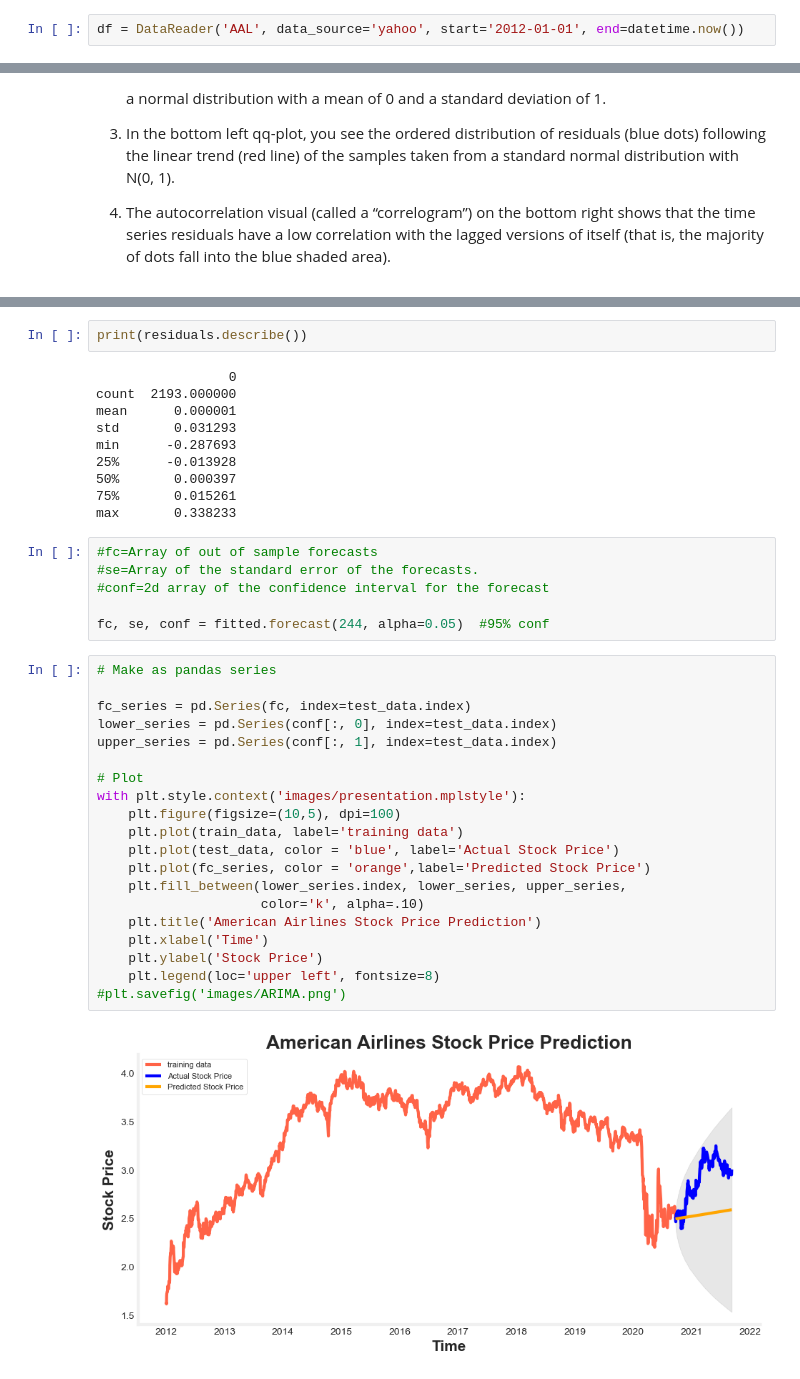
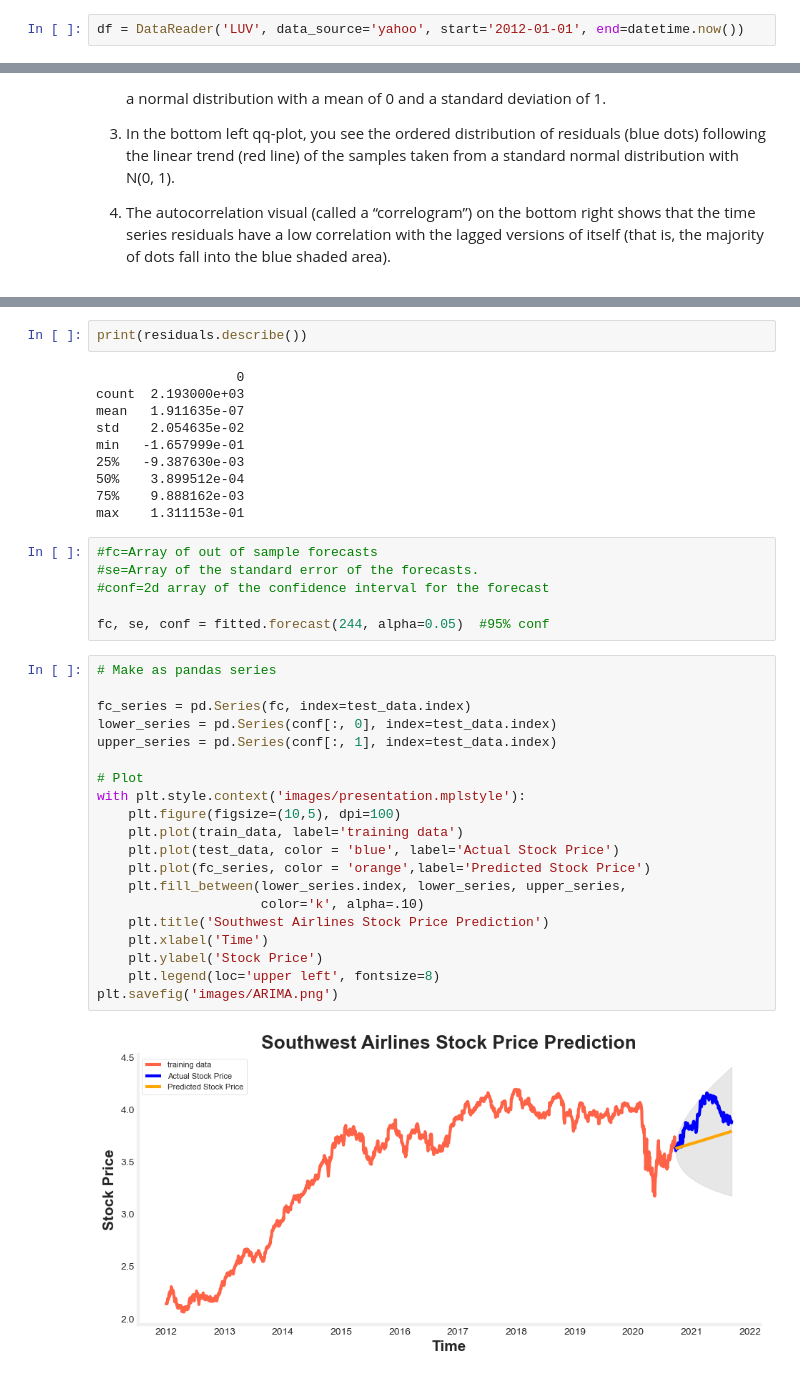
Before and after one commit to miazfryer/airlines_stocks, a Jupyter notebook: 02_ARIMA.ipynb, the cells around one changed output, grey strips where cells are left out. Saved outputs shown, nothing was run; the diff lists cells and outputs as text.

```diff
--- a/02_ARIMA.ipynb
+++ b/02_ARIMA.ipynb
@@ -46,7 +46,7 @@ np.random.seed(123)
 * SARIMAX: Exogenous variables are also called covariates and can be thought of as parallel input sequences that have observations at the same time steps as the original series.
 * SARIMAX(data1, exog=data2, order=(1, 1, 1), seasonal_order=(0, 0, 0, 0))
 # %%
-df = DataReader('AAL', data_source='yahoo', start='2012-01-01', end=datetime.now())
+df = DataReader('LUV', data_source='yahoo', start='2012-01-01', end=datetime.now())
 # %%
 data = df.filter(['Close'])
 # %%
@@ -290,15 +290,15 @@ residuals.plot()
 # %%
 print(residuals.describe())
 # %% [output]
-                 0
-count  2193.000000
-mean      0.000001
-std       0.031293
-min      -0.287693
-25%      -0.013928
-50%       0.000397
-75%       0.015261
-max       0.338233
+                  0
+count  2.193000e+03
+mean   1.911635e-07
+std    2.054635e-02
+min   -1.657999e-01
+25%   -9.387630e-03
+50%    3.899512e-04
+75%    9.888162e-03
+max    1.311153e-01
 # %%
 #fc=Array of out of sample forecasts
 #se=Array of the standard error of the forecasts.
@@ -308,25 +308,25 @@ fc, se, conf = fitted.forecast(244, alpha=0.05)  #95% conf
 # %%
 # Make as pandas series
 
 fc_series = pd.Series(fc, index=test_data.index)
 lower_series = pd.Series(conf[:, 0], index=test_data.index)
 upper_series = pd.Series(conf[:, 1], index=test_data.index)
 
 # Plot
 with plt.style.context('images/presentation.mplstyle'):
     plt.figure(figsize=(10,5), dpi=100)
     plt.plot(train_data, label='training data')
     plt.plot(test_data, color = 'blue', label='Actual Stock Price')
     plt.plot(fc_series, color = 'orange',label='Predicted Stock Price')
     plt.fill_between(lower_series.index, lower_series, upper_series,
                      color='k', alpha=.10)
-    plt.title('American Airlines Stock Price Prediction')
+    plt.title('Southwest Airlines Stock Price Prediction')
     plt.xlabel('Time')
     plt.ylabel('Stock Price')
     plt.legend(loc='upper left', fontsize=8)
-#plt.savefig('images/ARIMA.png')
+plt.savefig('images/ARIMA.png')
 # %% [output]
-[figure, old version]
+[figure, new version]
 # %%
 # report performance
 mse = mean_squared_error(test_data, fc)
```
Also changed, not shown: parts of 18 cells of this notebook, 4 other files.
